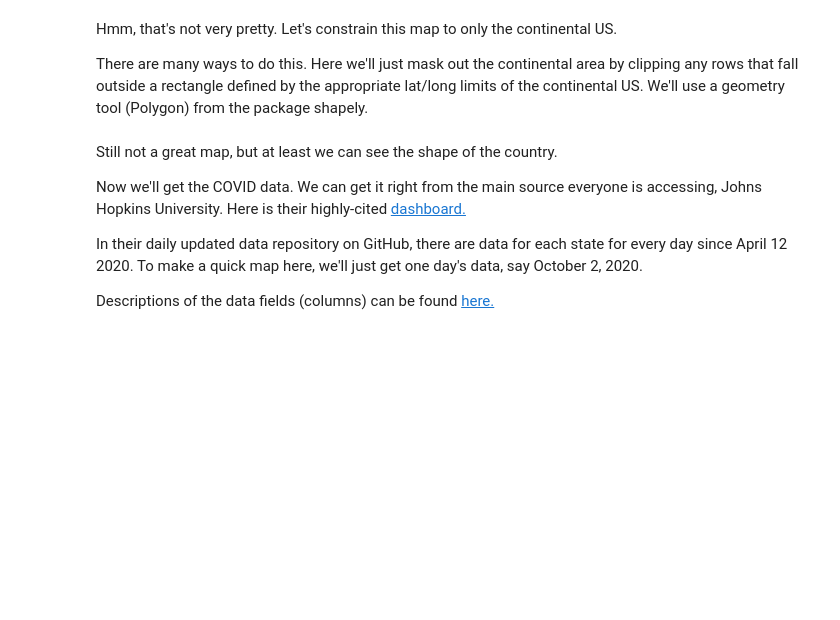
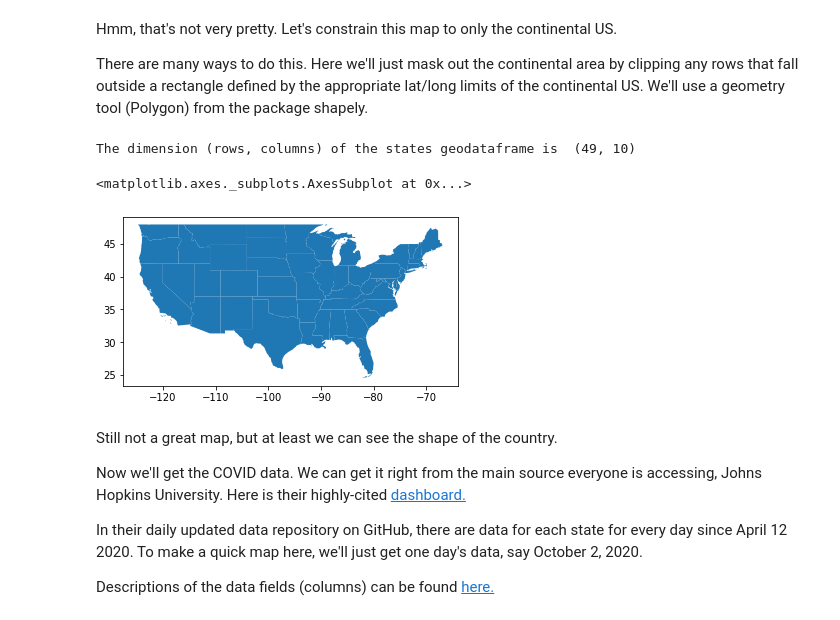
Before and after one commit to hourofci/lessons-dev, a Jupyter notebook: beginner-lessons/geospatial-data/gd-example_2.ipynb, the cells around one changed output. Cells and saved outputs as stored; diff of their text form; code cells hidden in the pictures; blank space fills up the shorter version.

```diff
--- a/beginner-lessons/geospatial-data/gd-example_2.ipynb
+++ b/beginner-lessons/geospatial-data/gd-example_2.ipynb
@@ -66,10 +75,14 @@ Hmm, that's not very pretty. Let's constrain this map to only the continental US
 There are many ways to do this. Here we'll just mask out the continental area by clipping any rows that fall outside a rectangle defined by the appropriate lat/long limits of the continental US. We'll use a geometry tool (Polygon) from the package shapely.
 # %%
 from shapely.geometry import Polygon
-mask = Polygon([(-140, 20), (-140, 48), (-60, 48), (-60, 20), (-140, 20)])
+mask = Polygon([(-140, 20), (-140, 50), (-60, 50), (-60, 20), (-140, 20)])
 states = geopandas.clip(states, mask)
 print("The dimension (rows, columns) of the states geodataframe is ",states.shape)
 states.plot()
+# %% [output]
+The dimension (rows, columns) of the states geodataframe is  (49, 10)
+<matplotlib.axes._subplots.AxesSubplot at 0x...>
+[figure, added]
 # %% [markdown]
 Still not a great map, but at least we can see the shape of the country.
 
```
Also changed, not shown: parts of 21 cells of this notebook, 13 other files.
